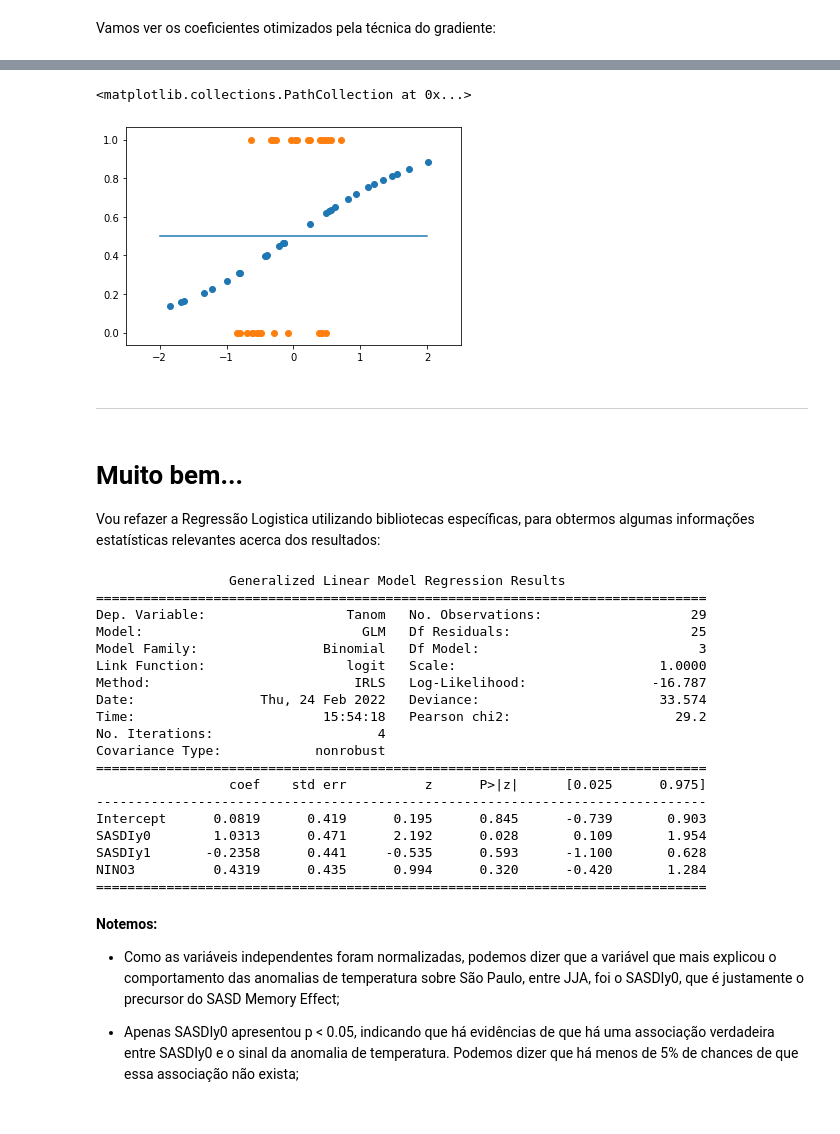
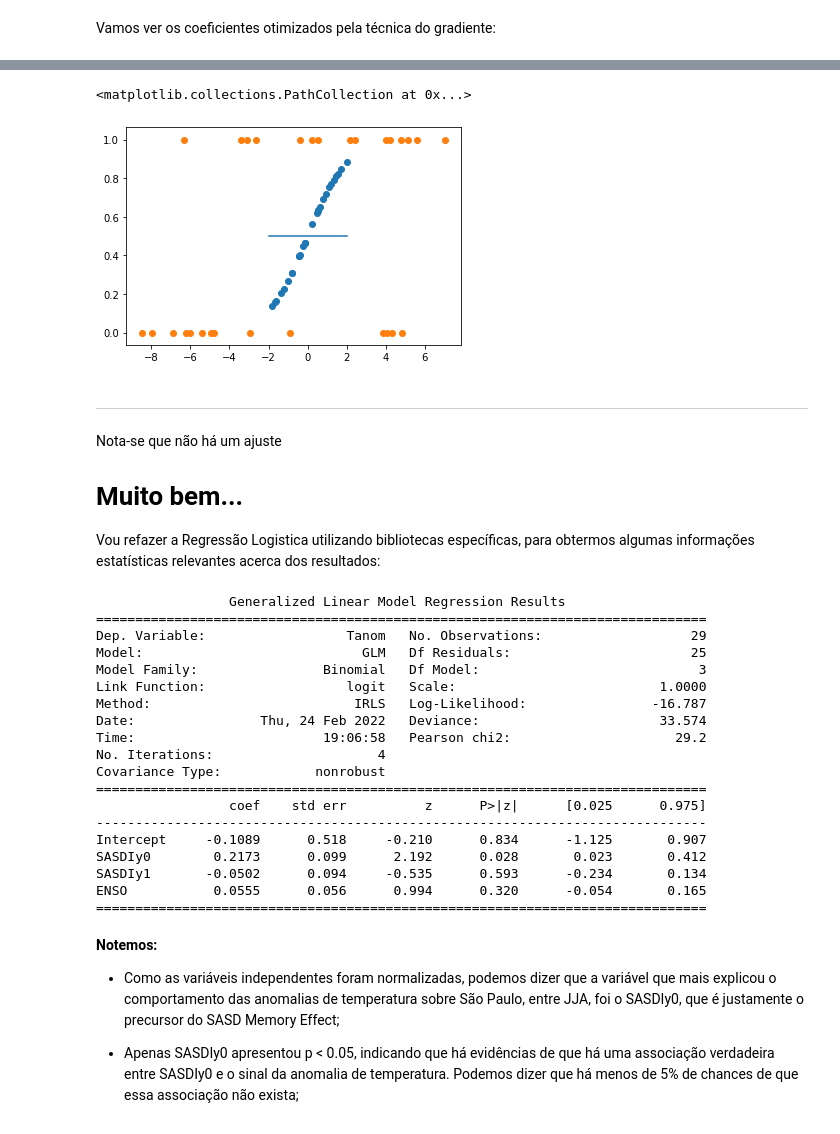
Before and after one commit to WladJSJ/Regressao_Logistica, a Jupyter notebook: RegLog_Tanom_V3.ipynb, the cells around one changed output, grey strips where cells are left out. Drawn from its saved outputs; the diff is of its cells as text; code cells hidden in the pictures.

```diff
--- a/RegLog_Tanom_V3.ipynb
+++ b/RegLog_Tanom_V3.ipynb
@@ -94,13 +94,17 @@ Agora extraio SASDIy0 em Julho (ano 0), SASDy1 e NINO em Julho (ano 1) e Tanom e
 Em seguinda, transformo tanom (Real) em binário (0,1), e armazeno as variáveis em df.
 # %%
 sasdi=np.array([ np.mean(sasda[i,0]) for i in range(6,29*12,12) ])
-sasdi_n=(sasdi-sasdi.mean())/sasdi.std()
+#sasdi_n=(sasdi-sasdi.mean())/sasdi.std()
 sasdiy1=np.array([ np.mean(sasda[i,0]) for i in range(18,30*12,12) ])
-sasdiy1_n=(sasdiy1-sasdiy1.mean())/sasdiy1.std()
+#sasdiy1_n=(sasdiy1-sasdiy1.mean())/sasdiy1.std()
 nino=np.array([  np.mean(ninoa[i])  for i in range(18,30*12,12)   ])
-nino_n=(nino-nino.mean())/nino.std()
+#nino_n=(nino-nino.mean())/nino.std()
 tanom=np.array([ np.mean(tanoma[i:i+3])  for i in range(17,30*12,12)  ])
 Y= np.where(tanom > 0, 1, np.where(tanom < 0, 0,0))
-df = pd.DataFrame({'SASDIy0':sasdi_n,'SASDIy1':sasdiy1_n,'NINO3':nino_n,'Tanom':Y})
+
+
+df = pd.DataFrame({'SASDIy0':sasdi*10,'SASDIy1':sasdiy1*10,'ENSO':nino*10,'Tanom':Y})
+
+
 df.head()
 # %% [output]
@@ -194,27 +203,28 @@ W_0=0.0817897605672859, W_1=1.029117385112905, W_2=-0.2338682933428516, W_3=0.43
 # %%
 sig_ajusted=sigmoid(X @ w.T)
 xl=np.array(X @ w.T)
 fig, ax = plt.subplots(figsize=(6,4))
 ax.scatter(xl, sig_ajusted)
 ax.plot([-2,2],[0.5,0.5])
-ax.set_xlim([-2.5,2.5])
+#ax.set_xlim([-2.5,2.5])
 
-ax.scatter(sasdi,Y)
+ax.scatter(df['SASDIy0'],Y)
 
 
 #plt.show()
 #sns.scatterplot(x='SASDI',y='NINO3',data=df,hue='Tanom')
 # %% [output]
 <matplotlib.collections.PathCollection at 0x...>
-[figure, old version]
+[figure, new version]
 # %% [markdown]
 <hr>
 # %% [markdown]
+Nota-se que não há um ajuste
 <h1> Muito bem... </h1>
 
 Vou refazer a Regressão Logistica utilizando bibliotecas específicas, para obtermos algumas informações estatísticas relevantes acerca dos resultados:
 # %%
-modelo = smf.glm(formula='Tanom ~ SASDIy0 + SASDIy1+ NINO3', data=df,
+modelo = smf.glm(formula='Tanom ~ SASDIy0 + SASDIy1+ ENSO', data=df,
                 family = sm.families.Binomial()).fit()
 print(modelo.summary())
 # %% [output]
@@ -226,16 +236,16 @@ Model Family:                Binomial   Df Model:                            3
 Link Function:                  logit   Scale:                          1.0000
 Method:                          IRLS   Log-Likelihood:                -16.787
 Date:                Thu, 24 Feb 2022   Deviance:                       33.574
-Time:                        15:54:18   Pearson chi2:                     29.2
+Time:                        19:06:58   Pearson chi2:                     29.2
 No. Iterations:                     4
 Covariance Type:            nonrobust
 ==============================================================================
                  coef    std err          z      P>|z|      [0.025      0.975]
 ------------------------------------------------------------------------------
-Intercept      0.0819      0.419      0.195      0.845      -0.739       0.903
-SASDIy0        1.0313      0.471      2.192      0.028       0.109       1.954
-SASDIy1       -0.2358      0.441     -0.535      0.593      -1.100       0.628
-NINO3          0.4319      0.435      0.994      0.320      -0.420       1.284
+Intercept     -0.1089      0.518     -0.210      0.834      -1.125       0.907
+SASDIy0        0.2173      0.099      2.192      0.028       0.023       0.412
+SASDIy1       -0.0502      0.094     -0.535      0.593      -0.234       0.134
+ENSO           0.0555      0.056      0.994      0.320      -0.054       0.165
 ==============================================================================
 # %% [markdown]
 <strong>Notemos:</strong>
```
Also changed, not shown: parts of 18 cells of this notebook.
